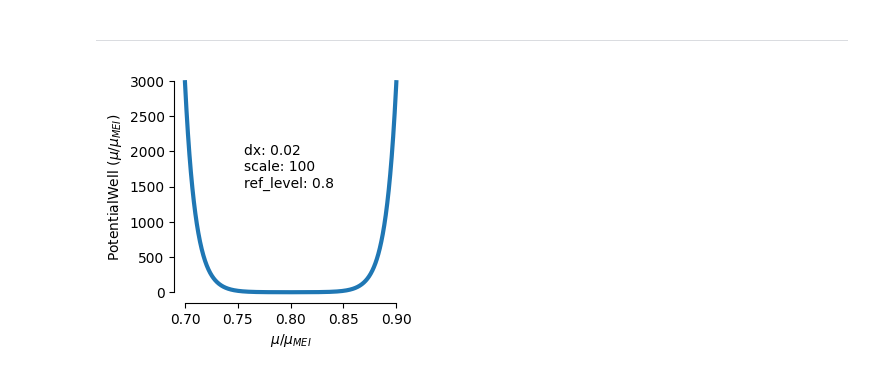
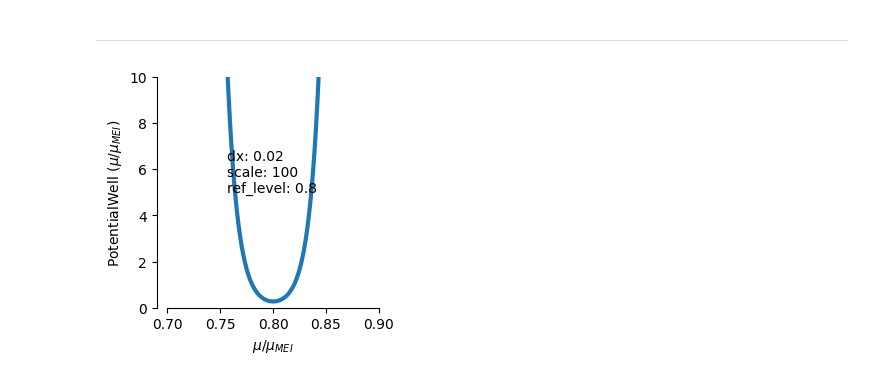
Before and after one commit to sinzlab/nnsysident, a Jupyter notebook: notebooks/mei_demo.ipynb, the cells around one changed output. Cells and saved outputs as stored; diff of their text form; code cells hidden in the pictures.

```diff
--- a/notebooks/mei_demo.ipynb
+++ b/notebooks/mei_demo.ipynb
@@ -46,0 +291,16 @@ ___
+# %%
+def angle(u, v):
+    u = u.reshape(-1)
+    v = v.reshape(-1)
+
+    nominator = (u*v).sum()
+    denominator = np.linalg.norm(u)*np.linalg.norm(v)
+    return np.degrees(np.arccos(nominator/denominator))
+# %%
+angles_max, angles_min = [], []
+for unit_id in np.unique(data["unit_id"]):
+    cei = dat_cei.loc[(dat_cei["unit_id"] == unit_id)]["mei"].item()
+    vei_max = dat_max.loc[(dat_max["unit_id"] == unit_id)]["mei"].item()
+    vei_min = dat_min.loc[(dat_min["unit_id"] == unit_id)]["mei"].item()
+    angles_max.append(angle(cei, vei_max-cei).round(1))
+    angles_min.append(angle(cei, vei_min-cei).round(1))
@@ -175,14 +495,3 @@ score, mean, variance, method_config, unit_id, mei = neg_table.load_data(["score
 l1 = np.array([dictionary["initial"]["kwargs"]["l1"] for dictionary in method_config])
 
 neg_data = pd.DataFrame.from_dict({"score": score, "mean": mean, "variance": variance, "mei": [m for m in mei], "l1": l1, "unit_id": unit_id})
-# %%
-# key = neg_table.fetch("KEY", limit=1)[0]
-
-dataloaders, model = MEI().model_loader.load(key=key)
-output_selected_model = MEISelector().get_output_selected_model(model, key)
-# MEI().add_params_to_model(output_selected_model, key)
-output_selected_model.to(device);
-# output_selected_model.eval()
-
-mean, mei = (MEI() & key).load_data(["mean", "mei"])
-mei=mei[0]
@@ -240,9 +497,0 @@ array([3.26934])
-# %%
-mei_mean = (MEI  & {'method_fn': 'mei.methods.gradient_ascent',
-         'method_hash': '54f863f93364931f53ecdfe7c2bc5a03',
-         'dataset_fn': 'nnsysident.datasets.mouse_loaders.static_loaders',
-         'dataset_hash': '9a0e27627452efcb94aed97825771e23',
-         'ensemble_hash': '694b7602e4c885daccccc10991dddded',
-         'unit_id': 83,
-         'data_key': '27940-2-13-0',
-         'mei_seed': 42}).fetch1("mean")
@@ -559,17 +727,18 @@ ___
 # %%
 def potential_well(mean, dx=0.02, ref_level=0.8, scale=100):
     out = np.exp(-scale * (mean + dx - ref_level)) + np.exp(
         scale * (mean - dx - ref_level)
     )
     return out
 
 fig, ax = plt.subplots()
 x = np.linspace(.7, .9, 1000)
 y = potential_well(x)
 ax.plot(x, y, lw=3)
 ax.set(xlabel=r"$\mu/\mu_{MEI}$", ylabel=r"PotentialWell ($\mu/\mu_{MEI})$")
 ax.text(.3, .5, "dx: 0.02\nscale: 100\nref_level: 0.8", transform=ax.transAxes)
+ax.set(ylim=(0, 10))
 sns.despine(trim=True)
 # fig.savefig("potential_well" + ".png", bbox_inches="tight", transparent=False)
 # %% [output]
-[figure, old version]
+[figure, new version]
```
Also changed, not shown: parts of 53 cells of this notebook, 6 other files.
